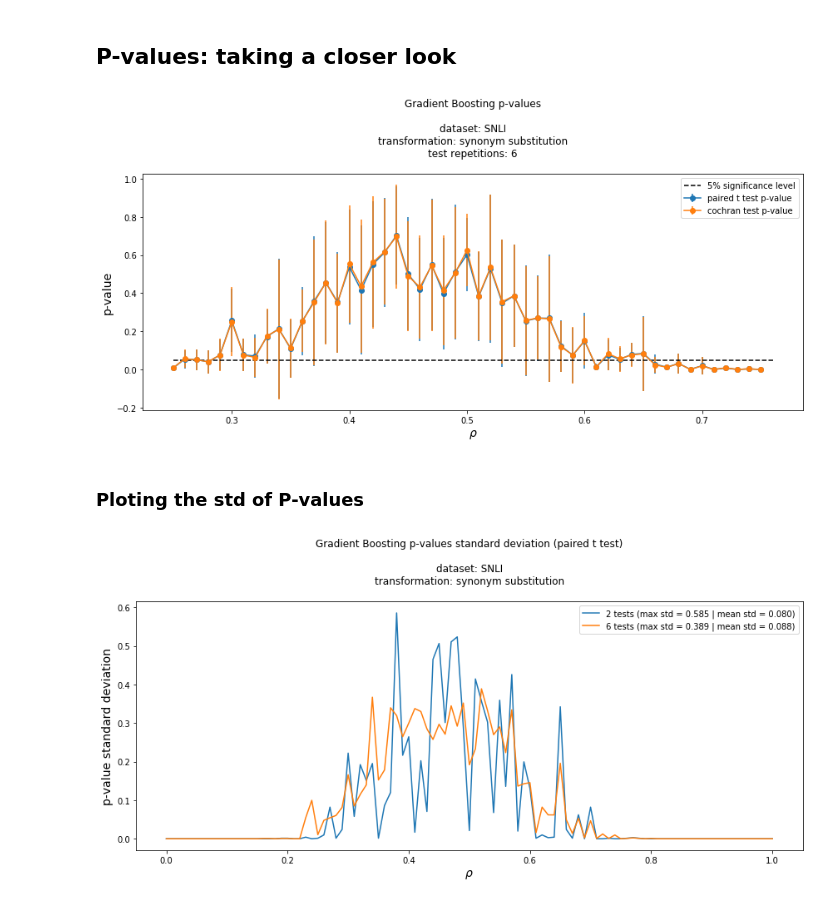
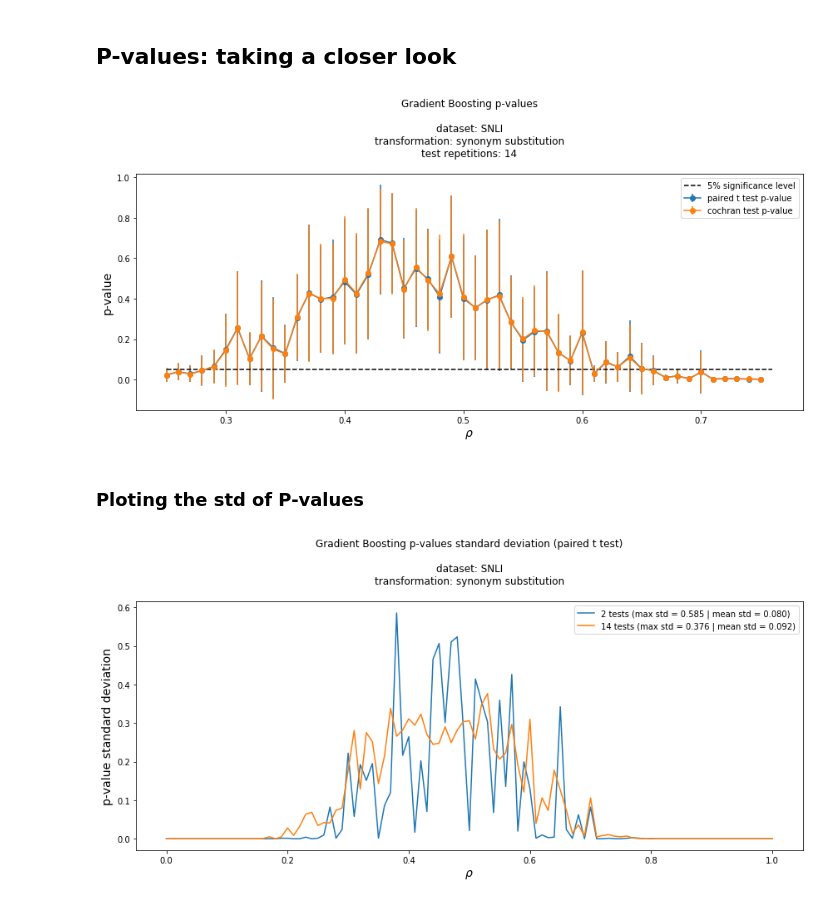
Before and after one commit to lukewanless/looking-for-equivalences, a Jupyter notebook: src/check_results_xgb_p_and_h.ipynb, the cells around one changed output. Cells and saved outputs as stored; diff of their text form; code cells hidden in the pictures.

```diff
--- a/src/check_results_xgb_p_and_h.ipynb
+++ b/src/check_results_xgb_p_and_h.ipynb
@@ -16,7 +16,7 @@ all_accs = []
 all_transformed_accs = []
 all_paired_t_p_values = []
 all_cochran_p_values = []
-test_repetitions = 6
+test_repetitions = 14
 
 
 batchs = range(1, test_repetitions + 1)
@@ -96,25 +96,25 @@ ax.set_title("Gradient Boosting p-values\n\ndataset: SNLI\ntransformation: synon
 fig.tight_layout()
 fig.savefig('figs/gb_p_values_snli_syn_p_h_zoom.png', bbox_inches=None, pad_inches=0.5)
 # %% [output]
-[figure, old version]
+[figure, new version]
 # %% [markdown]
 ### Ploting the std of P-values
 # %%
 all_errors = []
 
-for i in [2, 6]:
+for i in [2, 14]:
     x, _, error = get_rho_stats_from_result_list(all_paired_t_p_values[:i])
     error = pd.Series(error, index=x)
     error.name = "{} tests (max std = {:.3f} | mean std = {:.3f})".format(i, error.max(), error.mean())
     all_errors.append(error)
 
 fig, ax = plt.subplots(figsize=(12,6))
 pd.DataFrame(all_errors).transpose().plot(ax=ax);
 ax.legend(loc="best");
 ax.set_xlabel(r"$\rho$", fontsize=14);
 ax.set_ylabel("p-value standard deviation", fontsize=14);
 ax.set_title("Gradient Boosting p-values standard deviation (paired t test)\n\ndataset: SNLI\ntransformation: synonym substitution\n");
 fig.tight_layout()
 fig.savefig('figs/gb_p_values_std_snli_syn_p_h.png', bbox_inches=None, pad_inches=0.5)
 # %% [output]
-[figure, old version]
+[figure, new version]
```
Also changed, not shown: parts of 4 cells of this notebook, 4 other files.
